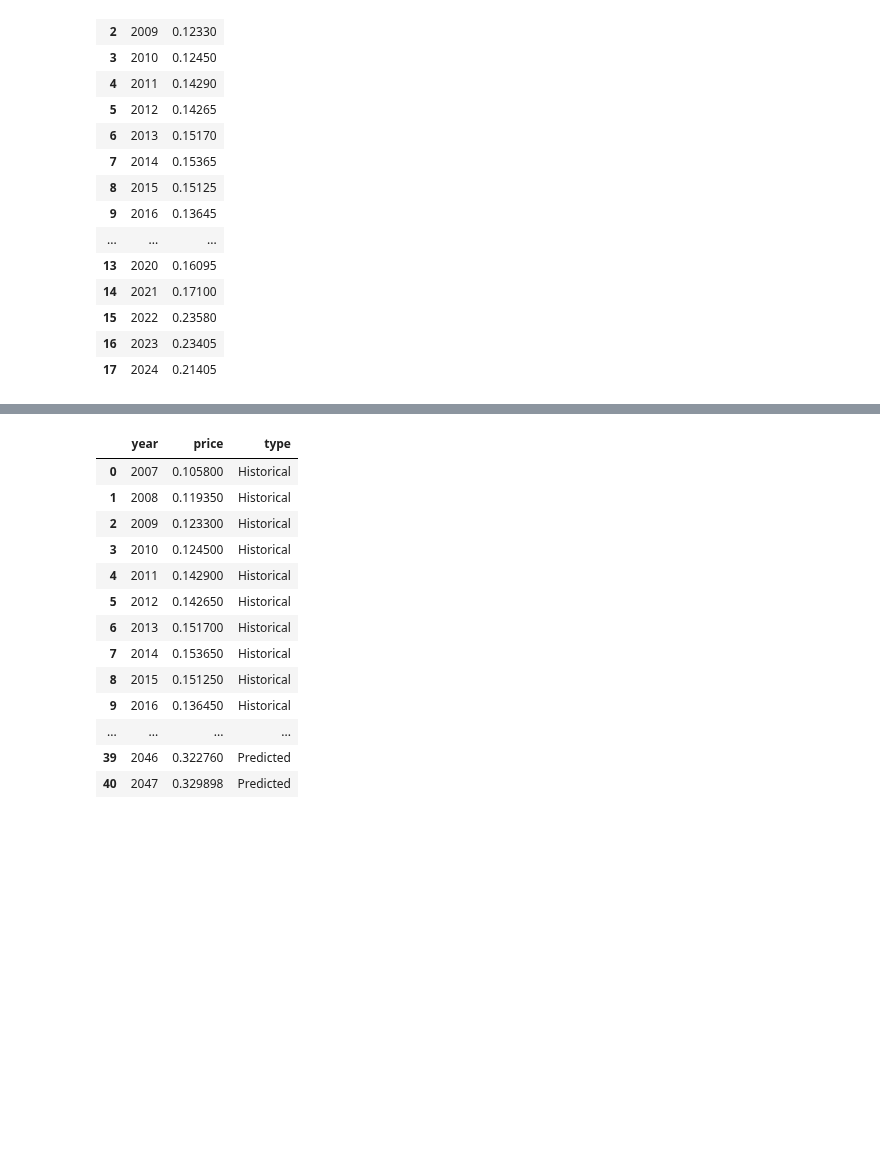
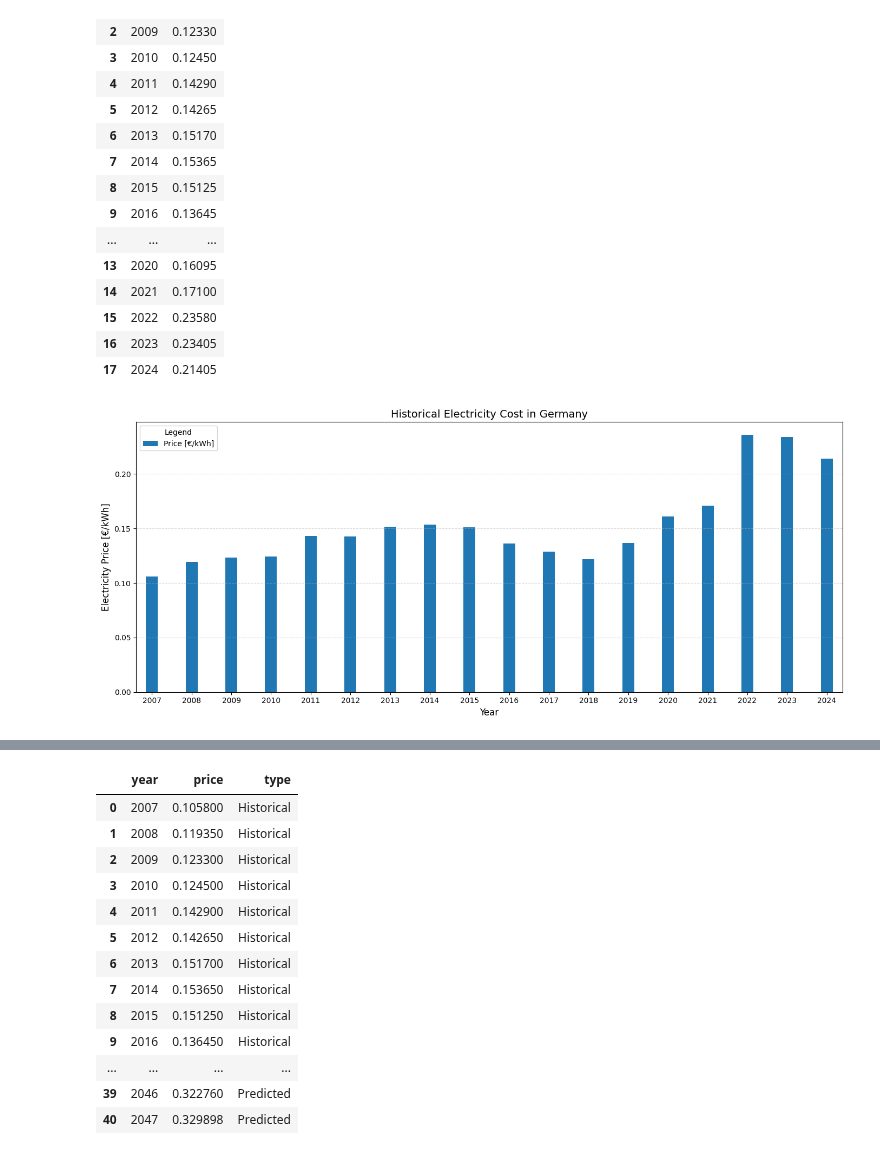
Before and after one commit to SultanGabriel/de_gridmix, a Jupyter notebook: prices_eurostat_annual_aggregated.ipynb, the cells around one changed output, grey strips where cells are left out. Saved outputs shown, nothing was run; the diff lists cells and outputs as text; code cells hidden in the pictures; blank space fills up the shorter version.

Commit message:
new plot for historical prices and updated wording in gridmix

```diff
--- a/prices_eurostat_annual_aggregated.ipynb
+++ b/prices_eurostat_annual_aggregated.ipynb
@@ -73,6 +71,27 @@ DF_PRICES
 | 15 | 2022 | 0.23580 |
 | 16 | 2023 | 0.23405 |
 | 17 | 2024 | 0.21405 |
+# %%
+# Prepare data for grouped bar chart
+# pivot_prices = DF_PRICES.pivot(index="year", columns="price")
+pivot_prices = DF_PRICES.copy().pivot_table(index="year")
+
+# # Plot
+ax = pivot_prices.plot(kind="bar", figsize=(14, 6), width=0.3)
+
+plt.title("Historical Electricity Cost in Germany", fontsize=14)
+plt.xlabel("Year", fontsize=12)
+plt.ylabel("Electricity Price [€/kWh]", fontsize=12)
+plt.legend(["Price [€/kWh]"],title="Legend", loc="upper left")
+plt.grid(True, axis="y", linestyle="--", alpha=0.5)
+plt.xticks(rotation=0)
+plt.tight_layout()
+
+plt.savefig(os.path.join(PLOT_OUT_DIR_ANNUAL,"historical_electricity_cost_barchart.png"), dpi=300, bbox_inches="tight")
+
+plt.show()
+# %% [output]
+[figure, added]
 # %%
 # Vorbereitung
 df_prophet = DF_PRICES.copy()
```
Also changed, not shown: parts of 4 cells of this notebook, 8 other files.
